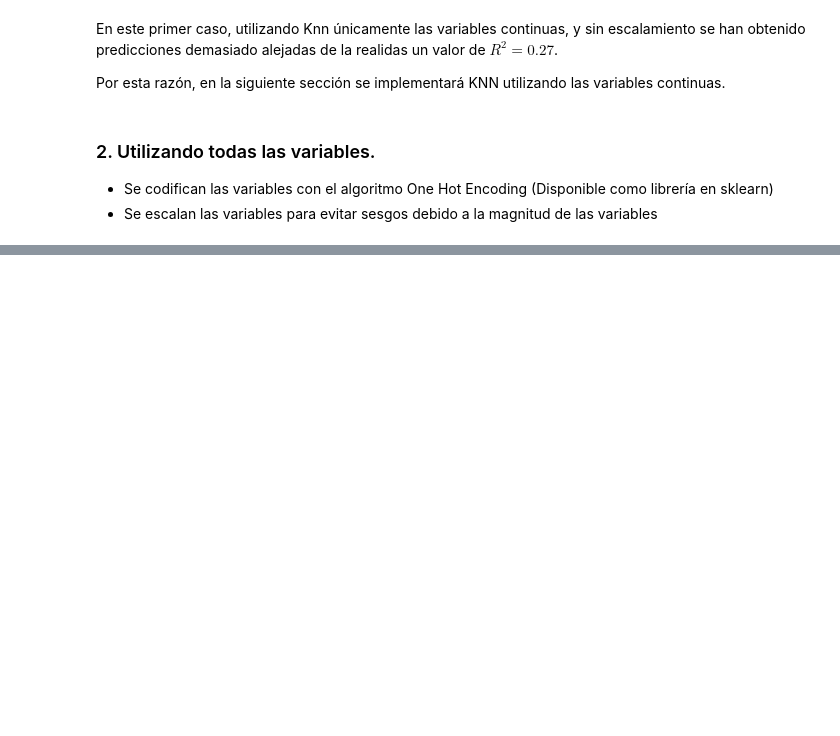
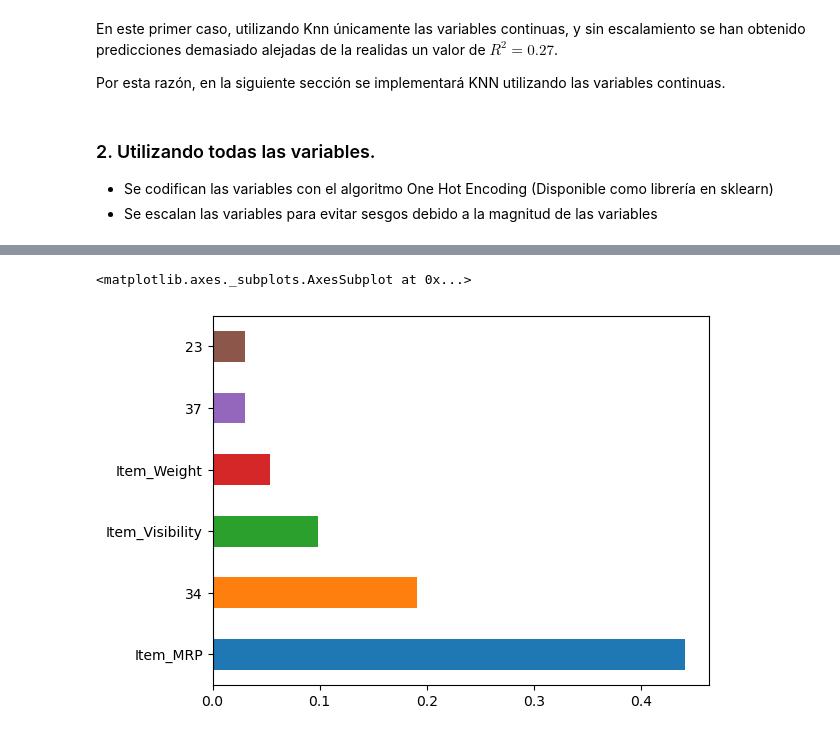
Before and after one commit to orlandoch/predicciones-ventas, a Jupyter notebook: main.ipynb, the cells around one changed output, grey strips where cells are left out. Drawn from its saved outputs; the diff is of its cells as text; code cells hidden in the pictures; blank space fills up the shorter version.

```diff
--- a/main.ipynb
+++ b/main.ipynb
@@ -786,5 +793,6 @@ print(inputeDf.shape)
 # %%
 X = inputeDf.loc[:,:]
+predLabels=inputeDf.columns.values.tolist()
 
 scaler = StandardScaler()
 scaler.fit(X)
@@ -868,0 +908,7 @@ Utilizando One Hot Encoding como algoritmo de codificación, escalando las varia
+# %%
+plt.style.use('default')
+feat_importance = pd.Series(regRf.feature_importances_,predLabels)
+feat_importance.nlargest(6).plot(kind='barh')
+# %% [output]
+<matplotlib.axes._subplots.AxesSubplot at 0x...>
+[figure, added]
```
Also changed, not shown: parts of 12 cells of this notebook, 5 other files.
